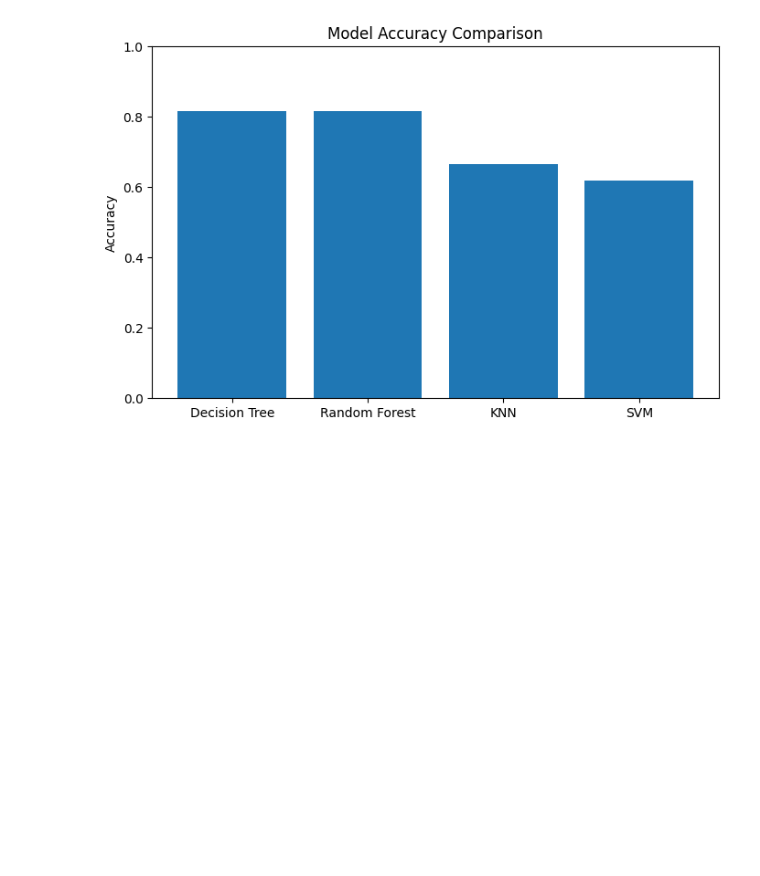
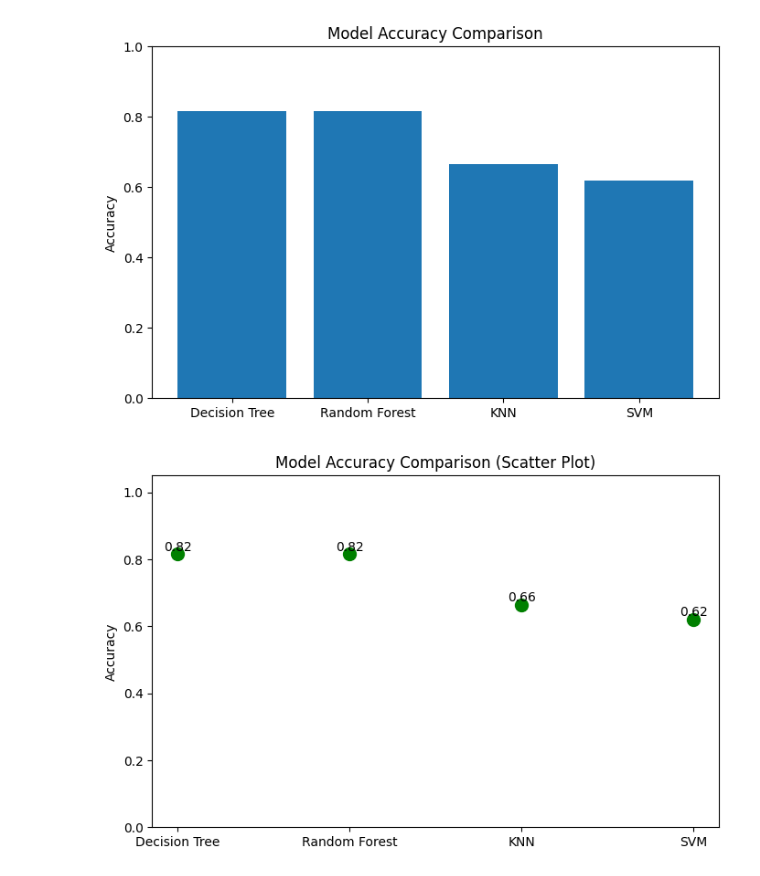
Before and after one commit to AmolSadana012/Titanic_Survival_Prediction, a Jupyter notebook: Titanic_survival_predict.ipynb, the cells around one changed output. Drawn from its saved outputs; the diff is of its cells as text; code cells hidden in the pictures; blank space fills up the shorter version.

Commit message:
Add scatter plot

```diff
--- a/Titanic_survival_predict.ipynb
+++ b/Titanic_survival_predict.ipynb
@@ -463,3 +463,14 @@ plt.title('Model Accuracy Comparison')
 plt.show()
 # %% [output]
 [figure]
+# %%
+plt.figure(figsize=(8,5))
+plt.scatter(results_df['Model'], results_df['Accuracy'], color='green', s=100)
+for i, acc in enumerate(results_df['Accuracy']):
+    plt.text(i, acc+0.01, f"{acc:.2f}", ha='center', fontsize=10, color='black')
+plt.ylim(0,1.05)
+plt.ylabel('Accuracy')
+plt.title('Model Accuracy Comparison (Scatter Plot)')
+plt.show()
+# %% [output]
+[figure, added]
```
Also changed, not shown: parts of 1 cell of this notebook.
